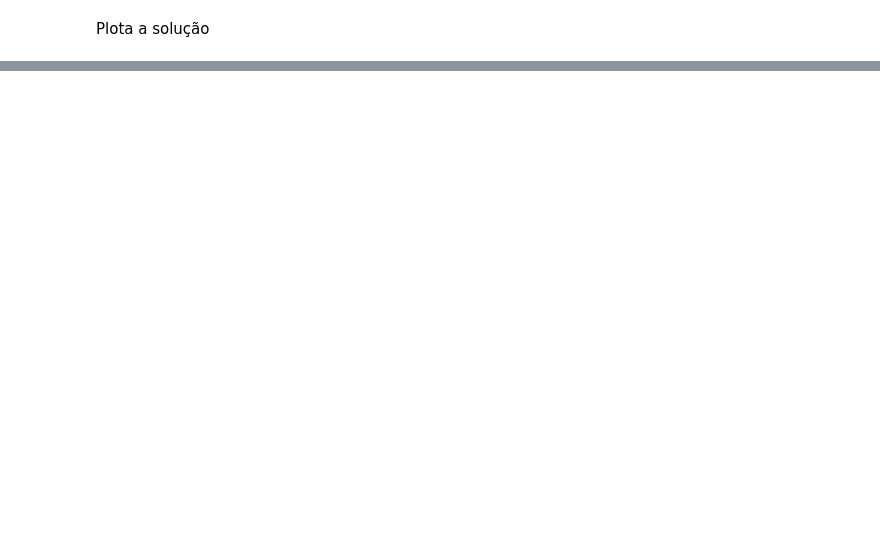
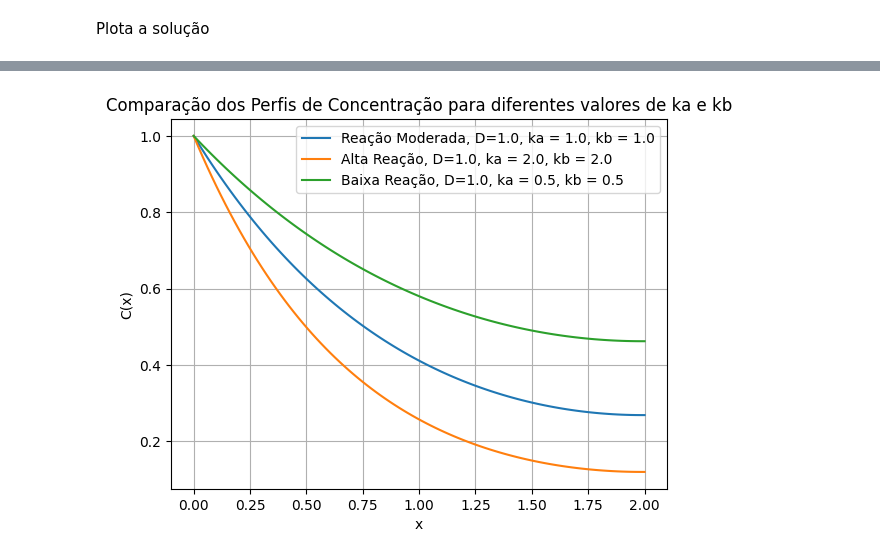
Before and after one commit to ViniciusCMB/Metodos_Num, a Jupyter notebook: trabalho2.ipynb, the cells around one changed output, grey strips where cells are left out. Drawn from its saved outputs; the diff is of its cells as text; code cells hidden in the pictures; blank space fills up the shorter version.

```diff
--- a/trabalho2.ipynb
+++ b/trabalho2.ipynb
@@ -94,0 +120,32 @@ plt.show()
+# %%
+# Parâmetros do problema
+D = 1.0  # Coeficiente de difusão
+ka = 1.0  # Parâmetro ka
+kb = 1.0  # Parâmetro kb
+L = 1.0  # Comprimento L
+Lf = 1.0  # Comprimento Lf
+CE = 1.0  # Concentração na fronteira x=0
+N = 100  # Número de pontos de grade
+C, x = difusao_1d(D, ka, kb, L, Lf, CE, N)
+plt.plot(x, C, label=f'Reação Moderada, D={D}, ka = {ka}, kb = {kb}')
+
+ka = 2.0
+kb = 2.0
+C, x = difusao_1d(D, ka, kb, L, Lf, CE, N)
+plt.plot(x, C, label=f'Alta Reação, D={D}, ka = {ka}, kb = {kb}')
+
+ka = 0.5
+kb = 0.5
+C, x = difusao_1d(D, ka, kb, L, Lf, CE, N)
+plt.plot(x, C, label=f'Baixa Reação, D={D}, ka = {ka}, kb = {kb}')
+
+plt.xlabel('x')
+plt.ylabel('C(x)')
+plt.grid()
+titulo = 'Comparação dos Perfis de Concentração para diferentes valores de ka e kb'
+plt.title(titulo)
+plt.legend()
+# plt.show()
+plt.savefig('docs/img/trab2/'+titulo+'.png')
+# %% [output]
+[figure, added]
```
Also changed, not shown: parts of 16 cells of this notebook, 6 other files.
